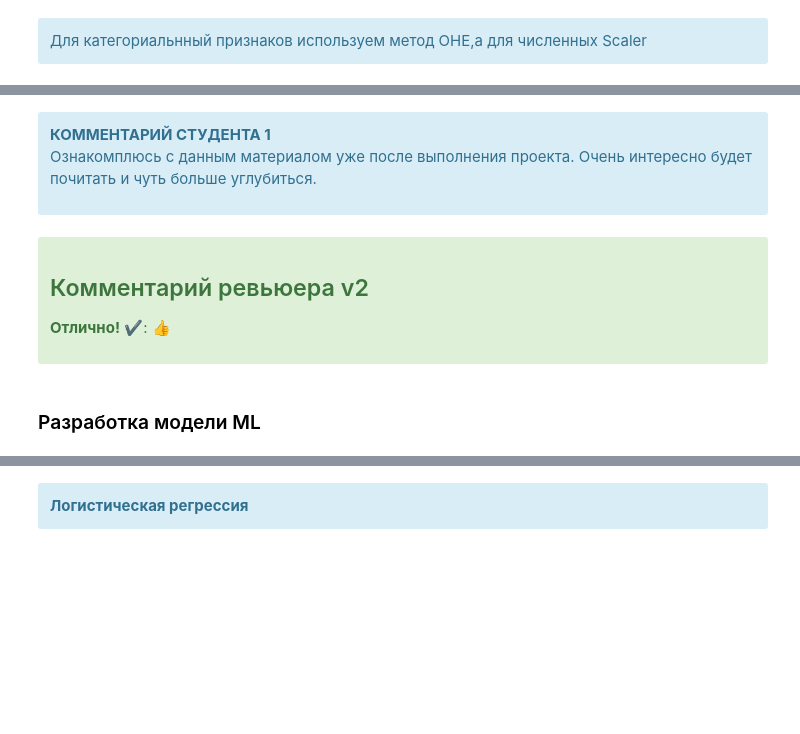
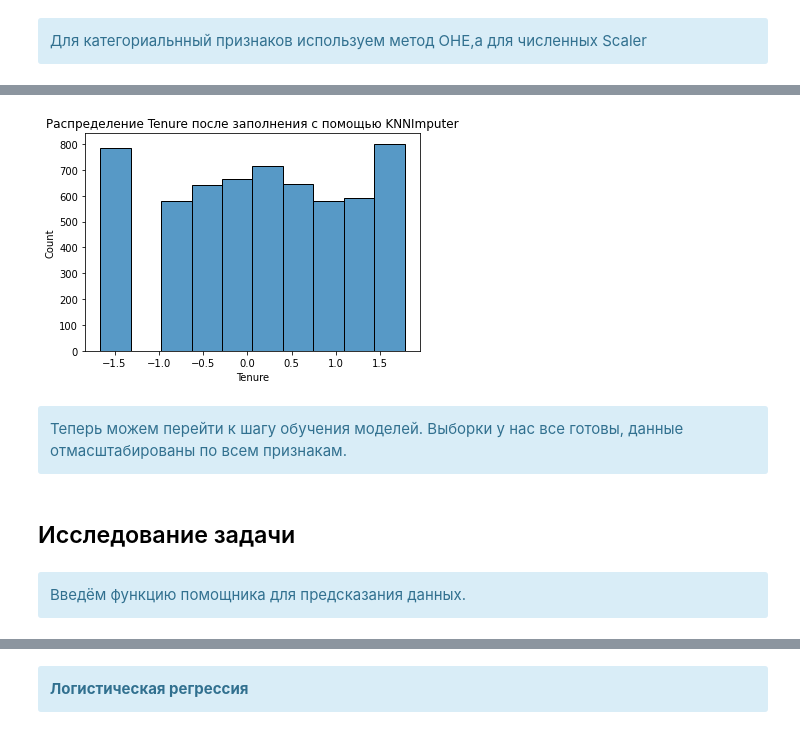
Before and after one commit to sley7er/Yandex-project-1, a Jupyter notebook: project (c-1).ipynb, the cells around one changed output, grey strips where cells are left out. Cells and saved outputs as stored; diff of their text form; code cells hidden in the pictures; blank space fills up the shorter version.

```diff
--- a/project (c-1).ipynb
+++ b/project (c-1).ipynb
@@ -897,0 +319,4 @@ plt.show()
+# %%
+obj_features = features_train.select_dtypes(include='object').columns.to_list()
+
+print(obj_features)
@@ -897,0 +325,4 @@ plt.show()
+# %%
+num_features = features_train.select_dtypes(exclude='object').columns.to_list()
+
+print(num_features)
@@ -899,19 +332,3 @@ plt.show()
 <div class="alert alert-block alert-info">
 <b></b> Для категориальнный признаков используем метод OHE,а для численных Scaler
 </div>
-# %%
-num_features = [
-          'lead_time', 'stays_in_weekend_nights',
-          'stays_in_week_nights', 'total_of_special_requests',
-          'total_nights'
-         ]
-
-obj_features = [
-             'arrival_date_month', 'arrival_date_week_number',
-             'arrival_date_day_of_month', 'adults', 'children',
-            'babies', 'meal', 'country', 'distribution_channel',
-             'previous_cancellations', 'previous_bookings_not_canceled',
-            'reserved_room_type', 'booking_changes',
-             'days_in_waiting_list', 'customer_type',
-             'required_car_parking_spaces'
-            ]
@@ -987,0 +395,10 @@ features_train_miss, target_train_miss = nm.fit_resample(features_train, target_
+# %%
+knn_imputer = KNNImputer(n_neighbors = 5, weights = 'uniform')
+
+features_train = pd.DataFrame(knn_imputer.fit_transform(features_train), columns = features_train.columns)
+features_valid = pd.DataFrame(knn_imputer.fit_transform(features_valid), columns = features_valid.columns)
+features_test = pd.DataFrame(knn_imputer.fit_transform(features_test), columns = features_test.columns)
+features_upsampled = pd.DataFrame(knn_imputer.fit_transform(features_upsampled), columns = features_upsampled.columns)
+features_downsampled = pd.DataFrame(knn_imputer.fit_transform(features_downsampled), columns = features_downsampled.columns)
+
+features_train.Tenure.isna().sum(), features_train.shape
@@ -988,13 +411,15 @@ features_train_miss, target_train_miss = nm.fit_resample(features_train, target_
+# %%
+sns.histplot(features_train['Tenure'], bins = 10)
+plt.title('Распределение Tenure после заполнения с помощью KNNImputer');
+# %% [output]
+[figure, added]
+# %% [markdown]
+<div class="alert alert-block alert-info">
+<b></b> Теперь можем перейти к шагу обучения моделей. Выборки у нас все готовы, данные отмасштабированы по всем признакам.
+</div>
+# %% [markdown]
+## Исследование задачи
 # %% [markdown]
 <div class="alert alert-block alert-info">
-<b>КОММЕНТАРИЙ СТУДЕНТА 1</b>
-
-Ознакомплюсь с данным материалом уже после выполнения проекта. Очень интересно будет почитать и чуть больше углубиться.
+<b></b> Введём функцию помощника для предсказания данных.
 </div>
-# %% [markdown]
-<div class="alert alert-success">
-<h2>Комментарий ревьюера v2<a class="tocSkip"></a></h2>
-
-**Отлично!** ✔️: 👍</div>
-# %% [markdown]
-### Разработка модели ML
```
Also changed, not shown: parts of 311 cells of this notebook.
